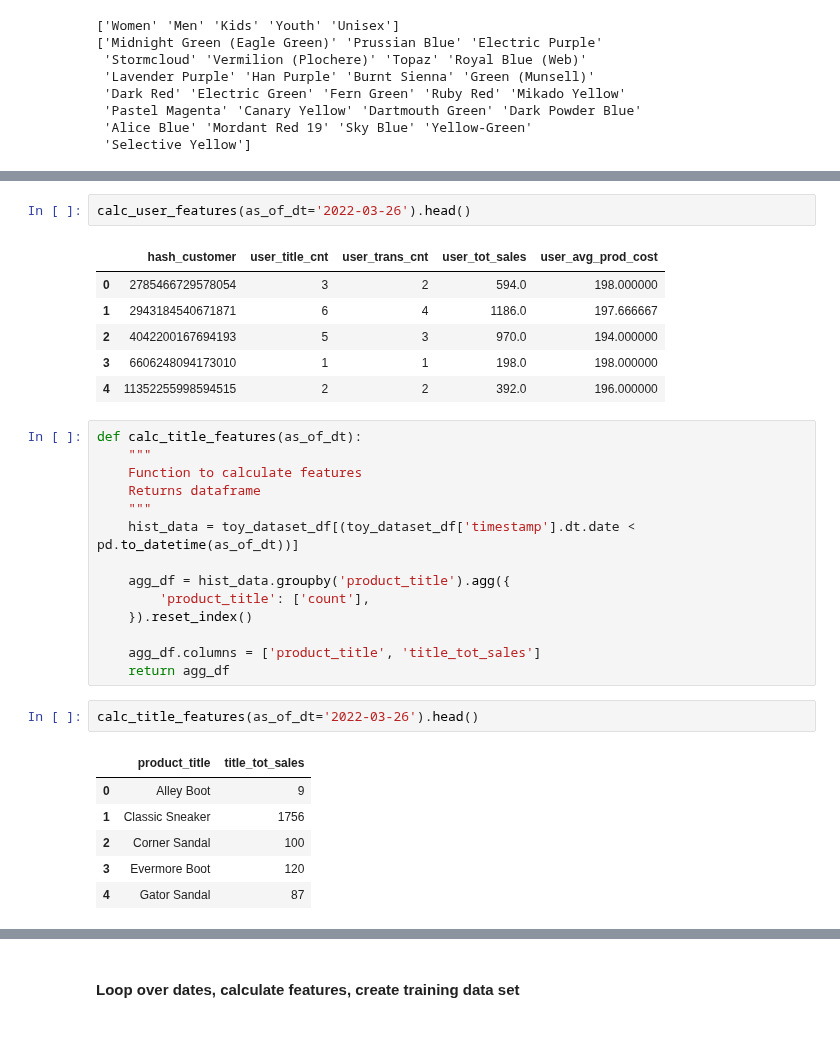
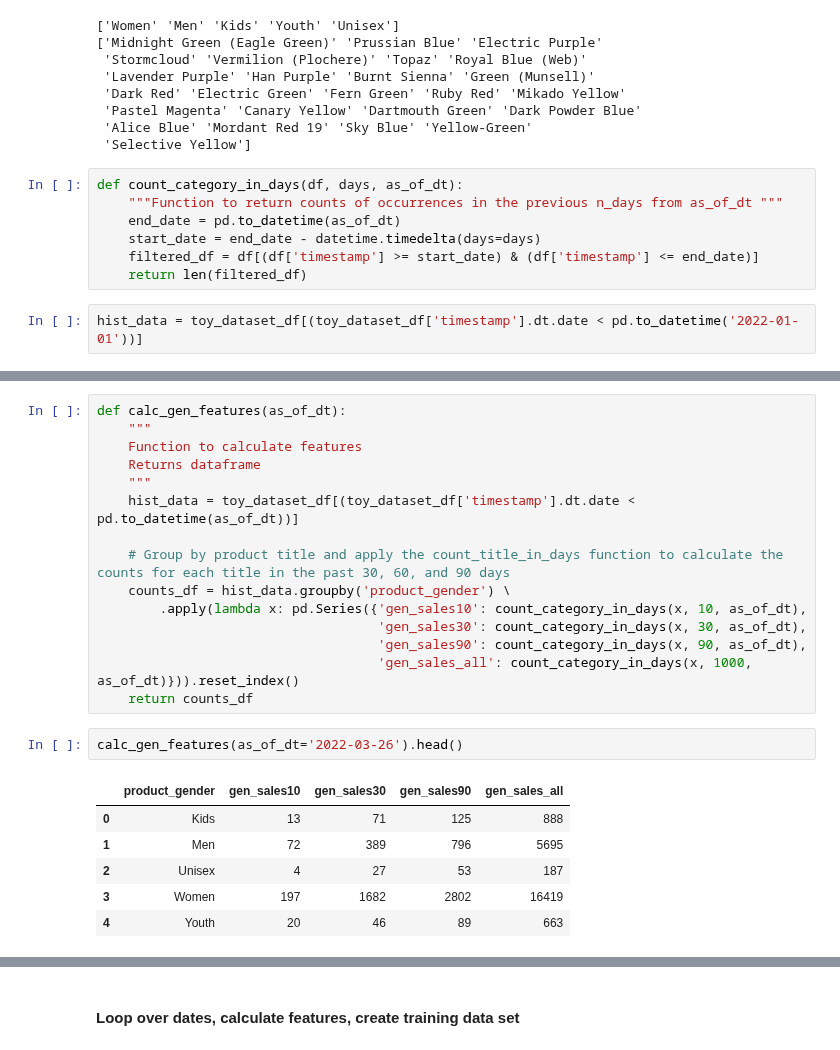
Before and after one commit to jeremypmobley/nonsense, a Jupyter notebook: flagship/flagship_modeling.ipynb, the cells around one changed output, grey strips where cells are left out. Saved outputs shown, nothing was run; the diff lists cells and outputs as text.

```diff
--- a/flagship/flagship_modeling.ipynb
+++ b/flagship/flagship_modeling.ipynb
@@ -411,4 +413,13 @@ print(colors)
  'Pastel Magenta' 'Canary Yellow' 'Dartmouth Green' 'Dark Powder Blue'
  'Alice Blue' 'Mordant Red 19' 'Sky Blue' 'Yellow-Green'
  'Selective Yellow']
+# %%
+def count_category_in_days(df, days, as_of_dt):
+    """Function to return counts of occurrences in the previous n_days from as_of_dt """
+    end_date = pd.to_datetime(as_of_dt)
+    start_date = end_date - datetime.timedelta(days=days)
+    filtered_df = df[(df['timestamp'] >= start_date) & (df['timestamp'] <= end_date)]
+    return len(filtered_df)
+# %%
+hist_data = toy_dataset_df[(toy_dataset_df['timestamp'].dt.date < pd.to_datetime('2022-01-01'))]
 # %%
@@ -431,32 +562,24 @@ def calc_user_features(as_of_dt):
+# %%
+def calc_gen_features(as_of_dt):
+    """
+    Function to calculate features
+    Returns dataframe
+    """
+    hist_data = toy_dataset_df[(toy_dataset_df['timestamp'].dt.date < pd.to_datetime(as_of_dt))]
+
+    # Group by product title and apply the count_title_in_days function to calculate the counts for each title in the past 30, 60, and 90 days
+    counts_df = hist_data.groupby('product_gender') \
+        .apply(lambda x: pd.Series({'gen_sales10': count_category_in_days(x, 10, as_of_dt),
+                                    'gen_sales30': count_category_in_days(x, 30, as_of_dt),
+                                    'gen_sales90': count_category_in_days(x, 90, as_of_dt),
+                                    'gen_sales_all': count_category_in_days(x, 1000, as_of_dt)})).reset_index()
+    return counts_df
 # %%
-calc_user_features(as_of_dt='2022-03-26').head()
+calc_gen_features(as_of_dt='2022-03-26').head()
 # %% [output]
-|  | hash_customer | user_title_cnt | user_trans_cnt | user_tot_sales | user_avg_prod_cost |
-| 0 | 2785466729578054 | 3 | 2 | 594.0 | 198.000000 |
-| 1 | 2943184540671871 | 6 | 4 | 1186.0 | 197.666667 |
-| 2 | 4042200167694193 | 5 | 3 | 970.0 | 194.000000 |
-| 3 | 6606248094173010 | 1 | 1 | 198.0 | 198.000000 |
-| 4 | 11352255998594515 | 2 | 2 | 392.0 | 196.000000 |
+|  | product_gender | gen_sales10 | gen_sales30 | gen_sales90 | gen_sales_all |
+| 0 | Kids | 13 | 71 | 125 | 888 |
+| 1 | Men | 72 | 389 | 796 | 5695 |
+| 2 | Unisex | 4 | 27 | 53 | 187 |
+| 3 | Women | 197 | 1682 | 2802 | 16419 |
+| 4 | Youth | 20 | 46 | 89 | 663 |
-# %%
-def calc_title_features(as_of_dt):
-    """
-    Function to calculate features
-    Returns dataframe
-    """
-    hist_data = toy_dataset_df[(toy_dataset_df['timestamp'].dt.date < pd.to_datetime(as_of_dt))]
-
-    agg_df = hist_data.groupby('product_title').agg({
-        'product_title': ['count'],
-    }).reset_index()
-
-    agg_df.columns = ['product_title', 'title_tot_sales']
-    return agg_df
-# %%
-calc_title_features(as_of_dt='2022-03-26').head()
-# %% [output]
-|  | product_title | title_tot_sales |
-| 0 | Alley Boot | 9 |
-| 1 | Classic Sneaker | 1756 |
-| 2 | Corner Sandal | 100 |
-| 3 | Evermore Boot | 120 |
-| 4 | Gator Sandal | 87 |
```
Also changed, not shown: parts of 48 cells of this notebook.
